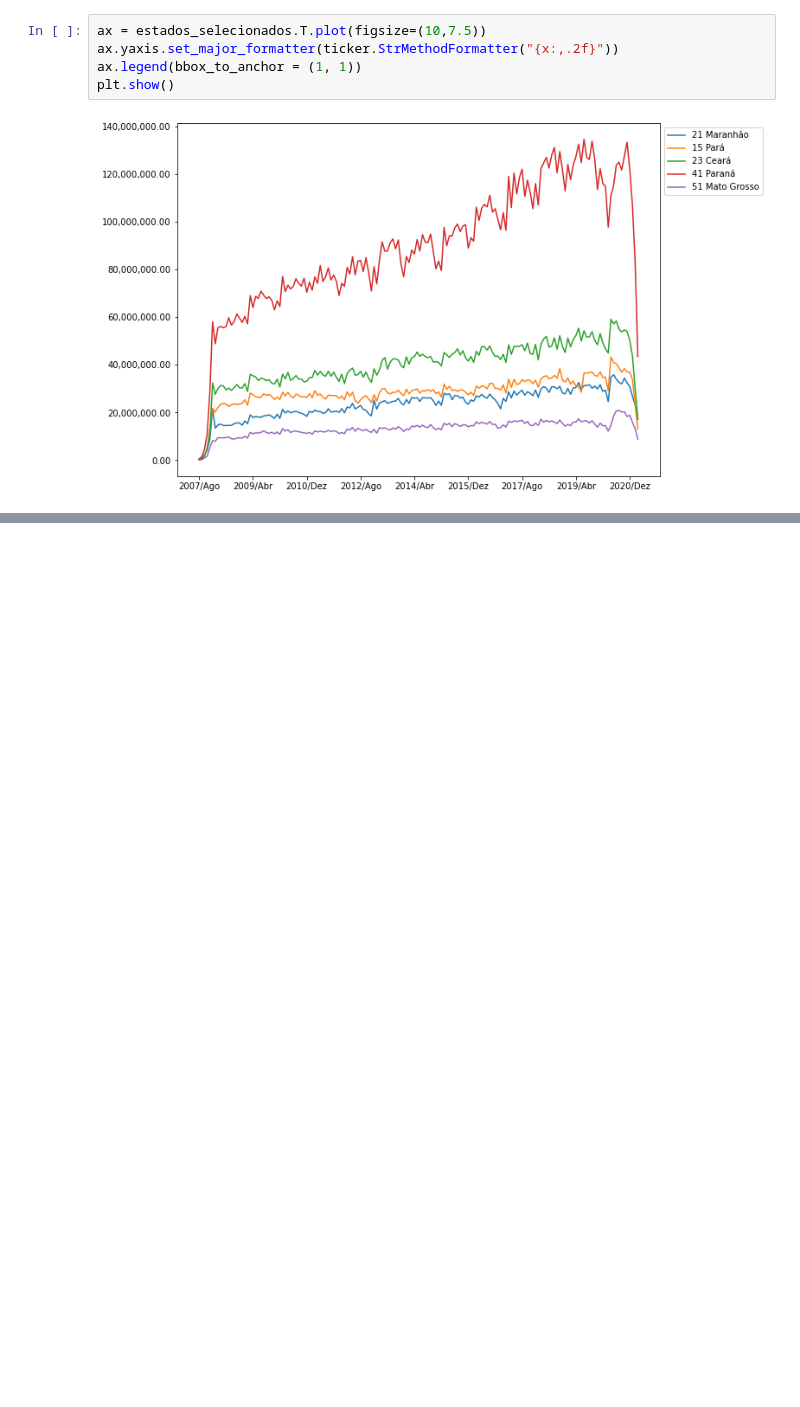
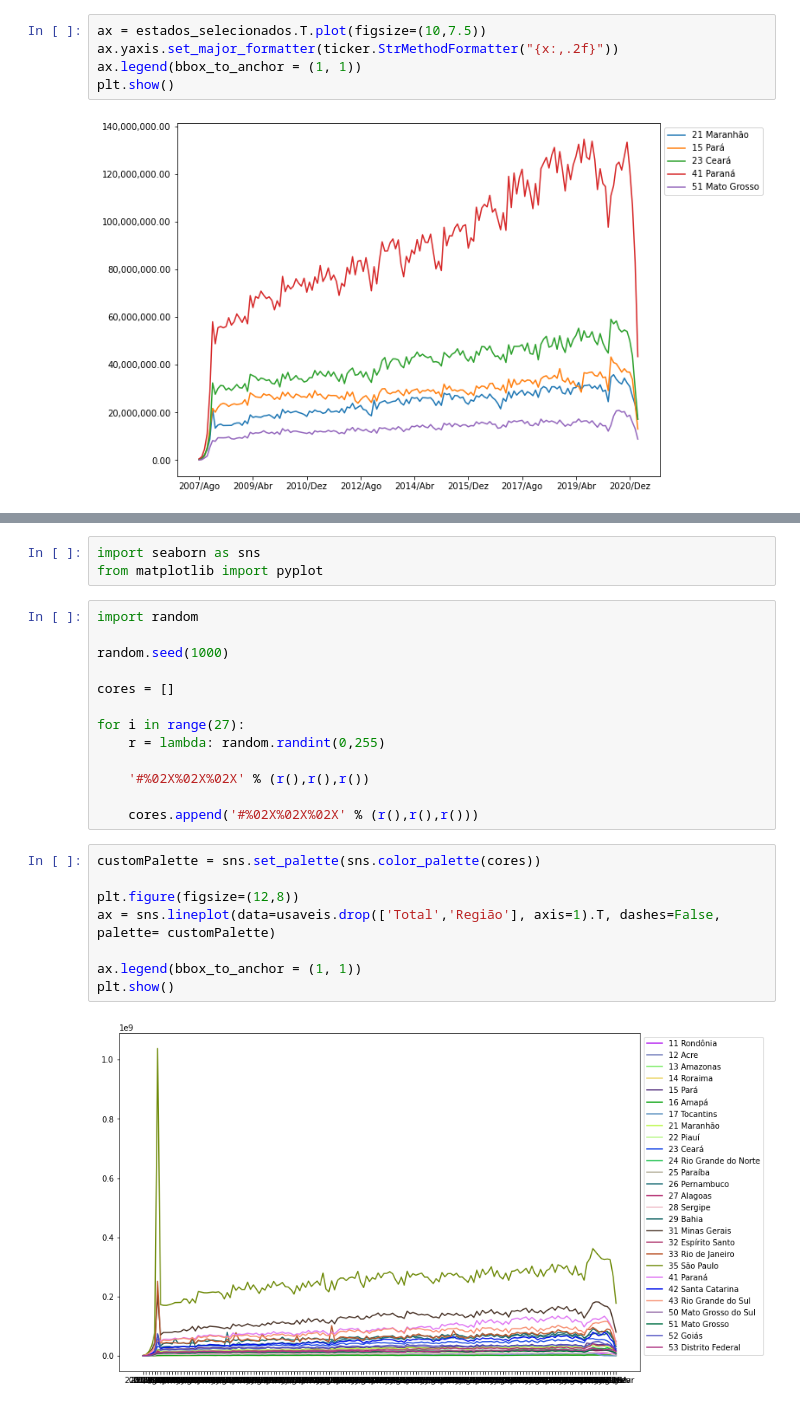
Before and after one commit to diogoslz/Bootcamp-Datascience_old, a Jupyter notebook: Bootcamp Datascience.ipynb, the cells around one changed output, grey strips where cells are left out. Cells and saved outputs as stored; diff of their text form; blank space fills up the shorter version.

```diff
--- a/Bootcamp Datascience.ipynb
+++ b/Bootcamp Datascience.ipynb
@@ -216,0 +359,26 @@ plt.show()
+# %%
+import seaborn as sns
+from matplotlib import pyplot
+# %%
+import random
+
+random.seed(1000)
+
+cores = []
+
+for i in range(27):
+    r = lambda: random.randint(0,255)
+
+    '#%02X%02X%02X' % (r(),r(),r())
+
+    cores.append('#%02X%02X%02X' % (r(),r(),r()))
+# %%
+customPalette = sns.set_palette(sns.color_palette(cores))
+
+plt.figure(figsize=(12,8))
+ax = sns.lineplot(data=usaveis.drop(['Total','Região'], axis=1).T, dashes=False, palette= customPalette)
+
+ax.legend(bbox_to_anchor = (1, 1))
+plt.show()
+# %% [output]
+[figure, added]
```
Also changed, not shown: parts of 37 cells of this notebook.
